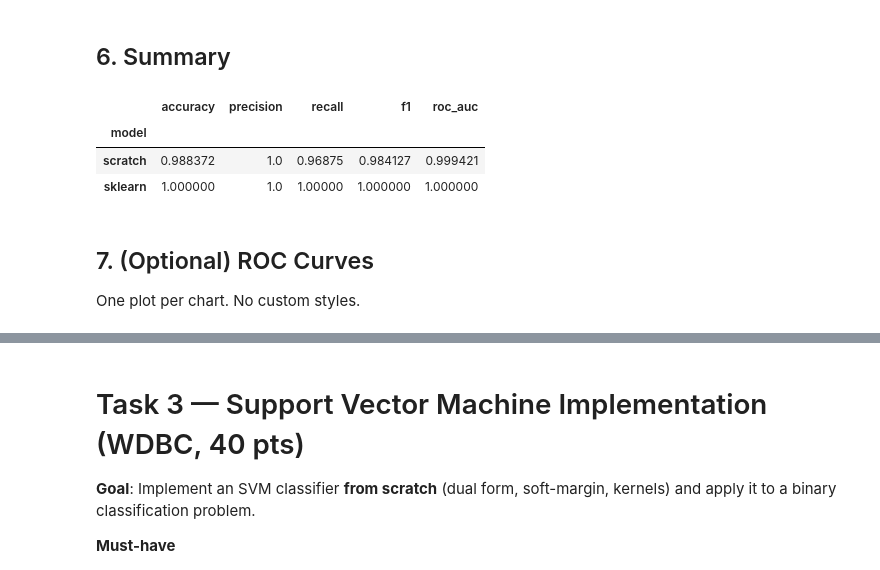
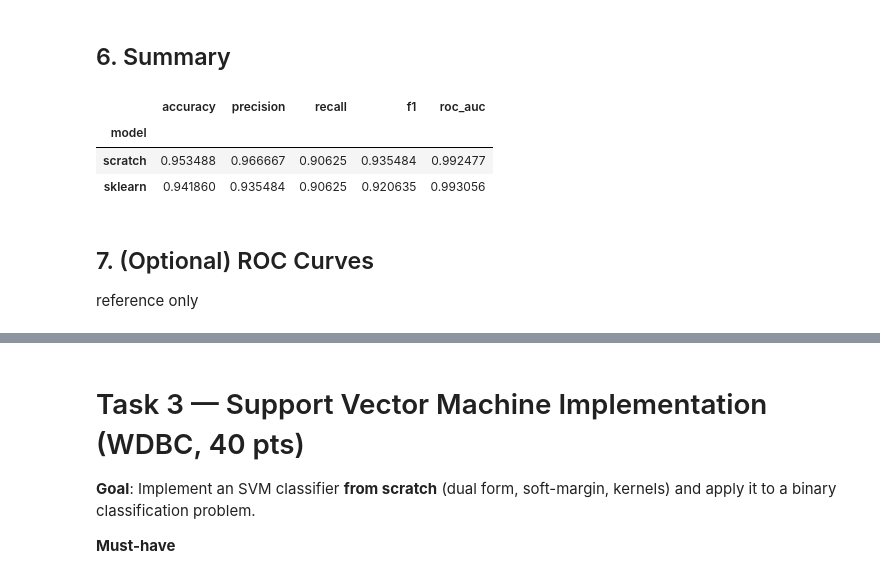
Before and after one commit to Zoohotion/7773-machine-learning-homework-repo, a Jupyter notebook: notebook/Homework02-Haochen_Zou.ipynb, the cells around one changed output, grey strips where cells are left out. Saved outputs shown, nothing was run; the diff lists cells and outputs as text; code cells hidden in the pictures.

```diff
--- a/notebook/Homework02-Haochen_Zou.ipynb
+++ b/notebook/Homework02-Haochen_Zou.ipynb
@@ -453,8 +515,7 @@ X = df[feature_names].astype(float).values
 y = df['diagnosis'].values
 
 # Split 70/15/15 (first train/test 70/30, then split the 30 into val/test equally)
-X_train, X_temp, y_train, y_temp = train_test_split(X, y, test_size=0.30, stratify=y, random_state=42)
-X_val, X_test, y_val, y_test = train_test_split(X_temp, y_temp, test_size=0.50, stratify=y_temp, random_state=42)
+X_train, X_val, X_test, y_train, y_val, y_test = stratified_split_70_15_15(X, y, seed=42)
 
 # Standardize using train stats only
 mu = X_train.mean(axis=0)
@@ -624,7 +685,19 @@ def evaluate_binary(y_true, y_prob, threshold=0.5, label='model'):
     return metrics
 
 # Evaluate scratch model
-prob_test_scratch = model_scratch.predict_proba(X_test_std)
-metrics_scratch = evaluate_binary(y_test, prob_test_scratch, label='scratch')
-metrics_scratch
+# --- Scratch evaluation (NUMPY ONLY) ---
+prob_test_scratch = model_scratch.predict_proba(X_test_std)  # scores in [0,1]
+m_scratch, (fpr_s, tpr_s) = metrics_numpy(y_test, prob_test_scratch, thr=0.5)
+cm_scratch = confusion_numpy(y_test, (prob_test_scratch >= 0.5).astype(int))
+m_scratch['model'] = 'scratch'
+
+print(m_scratch)
+print(cm_scratch)
+
+import matplotlib.pyplot as plt
+plt.figure()
+plt.plot(fpr_s, tpr_s, label='Scratch Logistic Regression')
+plt.plot([0,1],[0,1],'--')
+plt.xlabel('FPR'); plt.ylabel('TPR'); plt.title('ROC — Scratch Logistic Regression')
+plt.legend(); plt.show()
 # %% [output]
@@ -663,15 +735,15 @@ metrics_sk
 ## 6. Summary
 # %%
 
-summary = pd.DataFrame([metrics_scratch, metrics_sk]).set_index('model')
+summary = pd.DataFrame([m_scratch, metrics_sk]).set_index('model')
 summary
 # %% [output]
 |  | accuracy | precision | recall | f1 | roc_auc |
 | model |  |  |  |  |  |
-| scratch | 0.988372 | 1.0 | 0.96875 | 0.984127 | 0.999421 |
-| sklearn | 1.000000 | 1.0 | 1.00000 | 1.000000 | 1.000000 |
+| scratch | 0.953488 | 0.966667 | 0.90625 | 0.935484 | 0.992477 |
+| sklearn | 0.941860 | 0.935484 | 0.90625 | 0.920635 | 0.993056 |
 # %% [markdown]
 
 ## 7. (Optional) ROC Curves
-One plot per chart. No custom styles.
+reference only
 # %%
```
Also changed, not shown: parts of 14 cells of this notebook.
